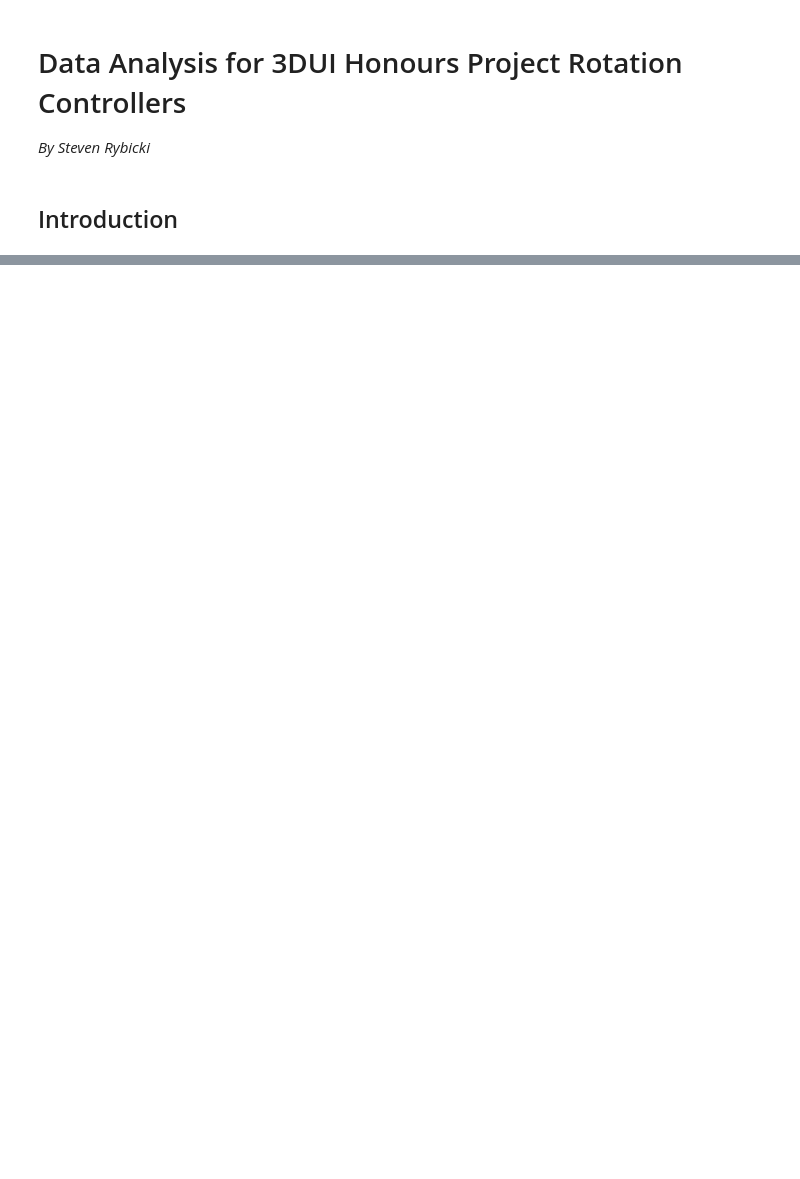
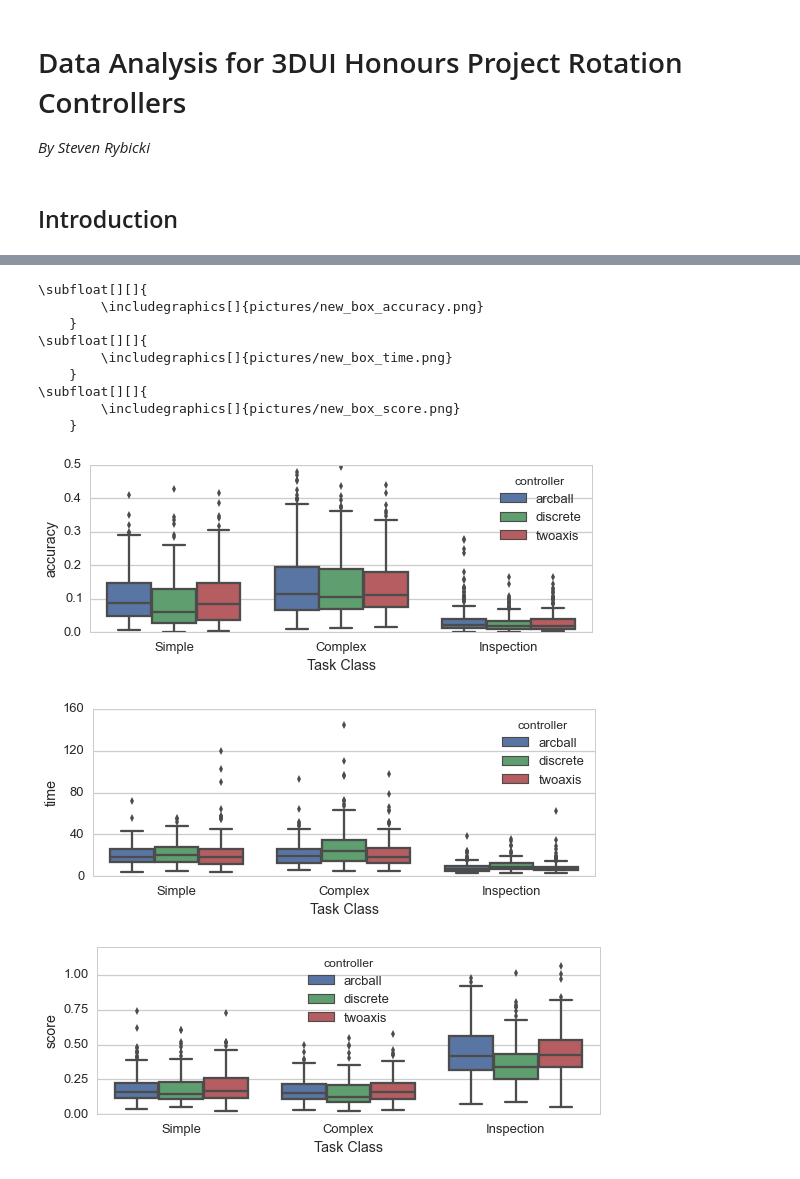
Before and after one commit to 3DUI/rotation-data-analysis, a Jupyter notebook: honours_data_analysis.ipynb, the cells around one changed output, grey strips where cells are left out. Drawn from its saved outputs; the diff is of its cells as text; code cells hidden in the pictures; blank space fills up the shorter version.

Commit message:
Started work on final stats

```diff
--- a/honours_data_analysis.ipynb
+++ b/honours_data_analysis.ipynb
@@ -882,0 +1202,9 @@ report_graphs(full_tasks_df.groupby(["type"]), usability_score = False)
+# %%
+# Finding the best model for task accuracy and time using forward selection
+for task_type, group in temp_limit_df.groupby("type"):
+    q_cols = ["time", "accuracy", "score"]
+    cols_to_ignore = q_cols + ["Email Address", "Name (First name and surname)", "Timestamp", "Major", "date", "group", "index", "model", "person_num", "quaternion", "type", "Participant no", 'valid']
+    for question_col in q_cols:
+        print(task_type + " " + question_col + "\n" + "="*(len(task_type + question_col) + 1 ))
+        model = forward_selected(group, question_col, cols_to_ignore)
+        print(model.rsquared_adj, model.model.formula)
@@ -958,0 +1229,9 @@ lm = ols(formula, data).fit()
+# %%
+for measure in ["accuracy","time","score"]:
+    print stats.mstats.normaltest(temp_limit_df[measure])
+# %%
+# Go through qualitative feedback
+sus_df[sus_df["text"] != ""]
+with pd.option_context('display.max_rows', 999):
+    for index, row in sus_df[sus_df["text"] != ""][["person_num", "controller", "text"]].iterrows():
+        pass#print (row["person_num"],row["controller"],row["text"])
@@ -958,0 +1441,4 @@ lm = ols(formula, data).fit()
+# %%
+for measure in ["time","accuracy","score"]:
+    print stats.normaltest(temp_limit_df[measure])
+print(stats.normaltest(sus_df["score"]))
@@ -958,0 +1513,35 @@ lm = ols(formula, data).fit()
+# %%
+sns.set_context("talk")
+sns.set_style("whitegrid")
+limits = {"accuracy": 0.5,
+            "time": 160,
+            "score": 1.2}
+for measure in ["accuracy","time","score"]:
+        plot = plt.figure(figsize=(9,3))
+        plt.ylim([0, limits[measure]])
+        plt.axes().yaxis.set_major_locator(plt.MaxNLocator(5))
+        sns.boxplot(x="Task Class",
+                y=measure,
+                hue="controller",
+                data=temp_limit_df)
+        save_figure(plot, "new_box_{}".format(measure))
+
+def save_figure(plot, name):
+    name += ".png"
+    plot.savefig(name, bbox_inches='tight')
+    print("""\subfloat[][]{{
+        \includegraphics[]{{pictures/{0}}}
+    }}""".format(name))
+# %% [output]
+\subfloat[][]{
+        \includegraphics[]{pictures/new_box_accuracy.png}
+    }
+\subfloat[][]{
+        \includegraphics[]{pictures/new_box_time.png}
+    }
+\subfloat[][]{
+        \includegraphics[]{pictures/new_box_score.png}
+    }
+[figure, added]
+[figure, added]
+[figure, added]
```
Also changed, not shown: parts of 26 cells of this notebook.
